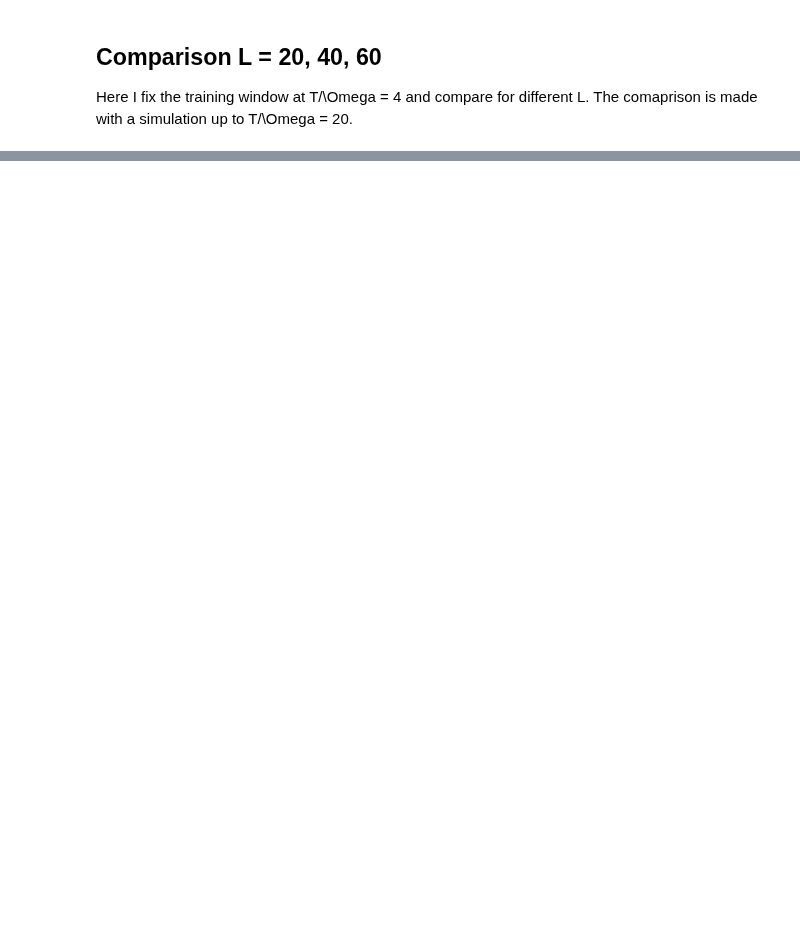
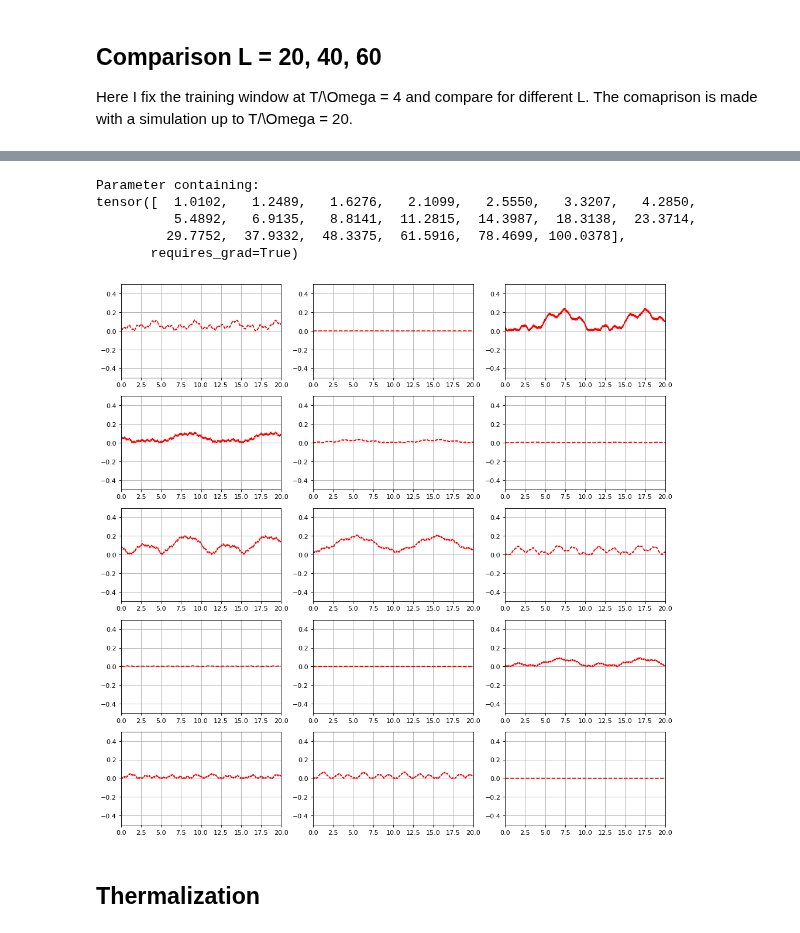
Before and after one commit to giovannicemin/master_thesis, a Jupyter notebook: project/weakly_interacting.ipynb, the cells around one changed output, grey strips where cells are left out. Cells and saved outputs as stored; diff of their text form; code cells hidden in the pictures; blank space fills up the shorter version.

```diff
--- a/project/weakly_interacting.ipynb
+++ b/project/weakly_interacting.ipynb
@@ -321,0 +1153,12 @@ Here I do the same thing I did before, but I use data with a different iniital c
+# %%
+model.MLP.gamma_net.frequencies
+# %% [output]
+Parameter containing:
+tensor([  1.0102,   1.2489,   1.6276,   2.1099,   2.5550,   3.3207,   4.2850,
+          5.4892,   6.9135,   8.8141,  11.2815,  14.3987,  18.3138,  23.3714,
+         29.7752,  37.9332,  48.3375,  61.5916,  78.4699, 100.0378],
+       requires_grad=True)
+# %%
+print_rates(model, 20, ylim=0.5)
+# %% [output]
+[figure, added]
@@ -321,0 +1199,2 @@ Here I do the same thing I did before, but I use data with a different iniital c
+# %% [markdown]
+## Thermalization
```
Also changed, not shown: parts of 66 cells of this notebook, 6 other files.
